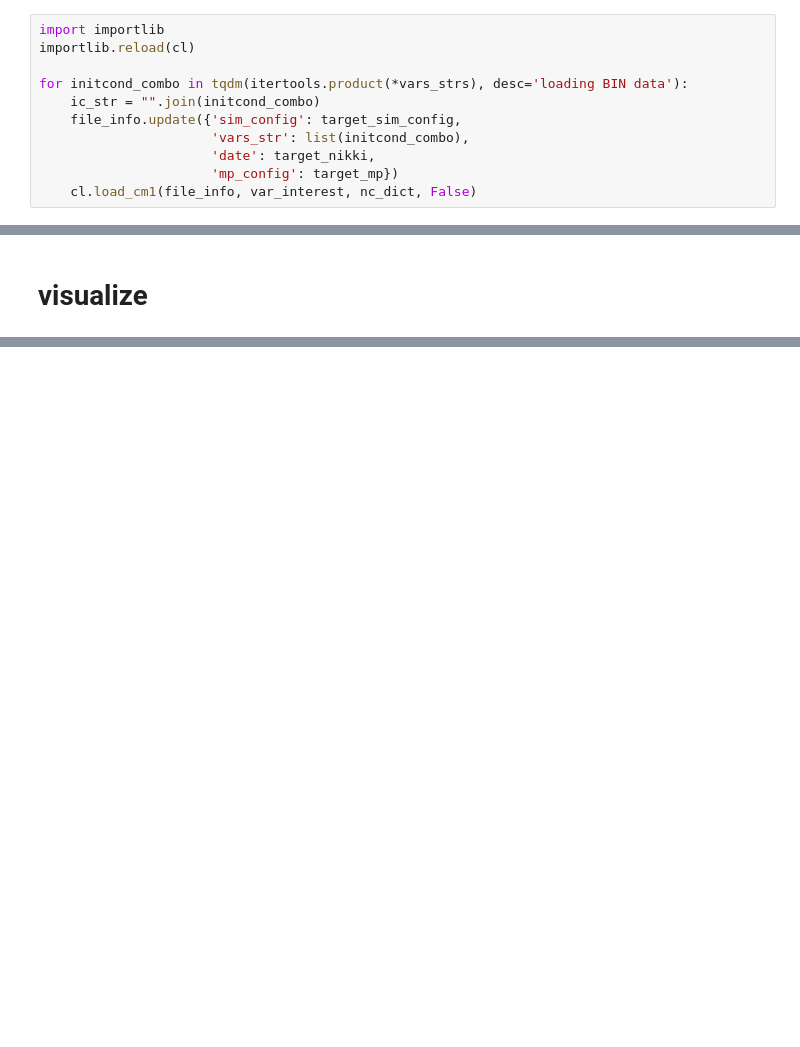
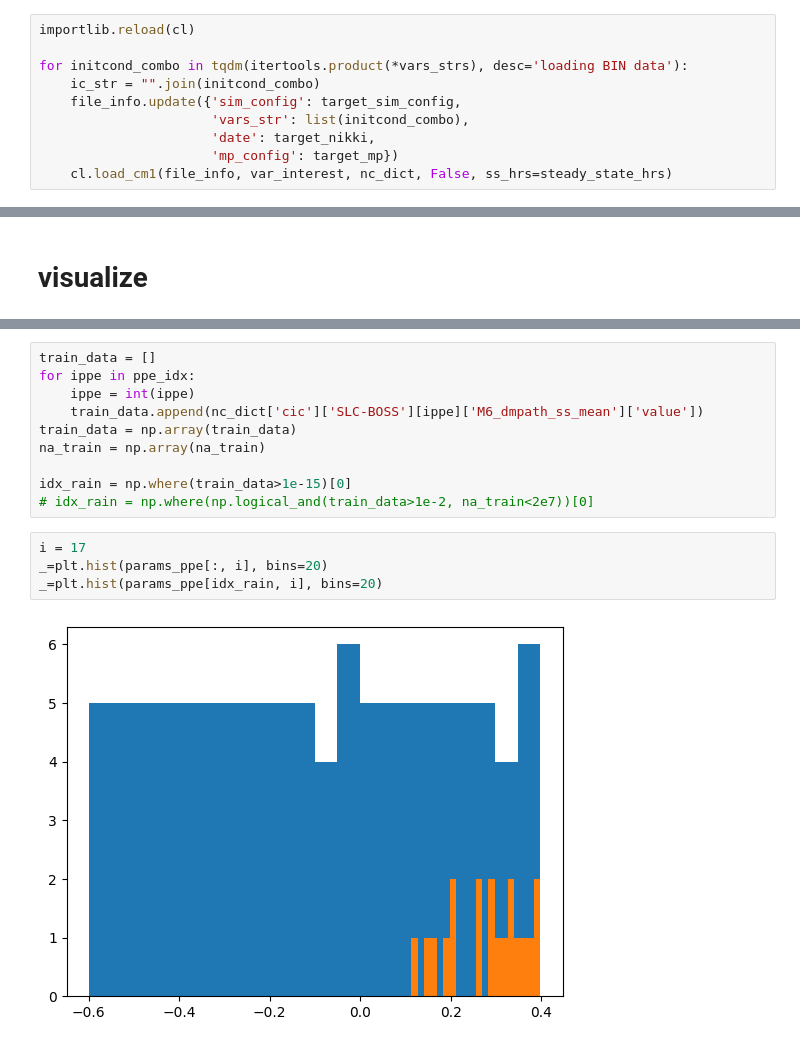
Before and after one commit to arthurzqhu/BOSS_PPE, a Jupyter notebook: cm1_ppe.ipynb, the cells around one changed output, grey strips where cells are left out. Saved outputs shown, nothing was run; the diff lists cells and outputs as text; blank space fills up the shorter version.

```diff
--- a/cm1_ppe.ipynb
+++ b/cm1_ppe.ipynb
@@ -49,5 +58,4 @@ if 'nc_dict' not in globals():
 # %%
-import importlib
 importlib.reload(cl)
 
 for initcond_combo in tqdm(itertools.product(*vars_strs), desc='loading BIN data'):
@@ -56,4 +64,4 @@ for initcond_combo in tqdm(itertools.product(*vars_strs), desc='loading BIN data
                       'vars_str': list(initcond_combo),
                       'date': target_nikki,
                       'mp_config': target_mp})
-    cl.load_cm1(file_info, var_interest, nc_dict, False)
+    cl.load_cm1(file_info, var_interest, nc_dict, False, ss_hrs=steady_state_hrs)
@@ -116,0 +127,16 @@ NameError: name 'plt' is not defined
+# %%
+train_data = []
+for ippe in ppe_idx:
+    ippe = int(ippe)
+    train_data.append(nc_dict['cic']['SLC-BOSS'][ippe]['M6_dmpath_ss_mean']['value'])
+train_data = np.array(train_data)
+na_train = np.array(na_train)
+
+idx_rain = np.where(train_data>1e-15)[0]
+# idx_rain = np.where(np.logical_and(train_data>1e-2, na_train<2e7))[0]
+# %%
+i = 17
+_=plt.hist(params_ppe[:, i], bins=20)
+_=plt.hist(params_ppe[idx_rain, i], bins=20)
+# %% [output]
+[figure, added]
```
Also changed, not shown: parts of 25 cells of this notebook.
